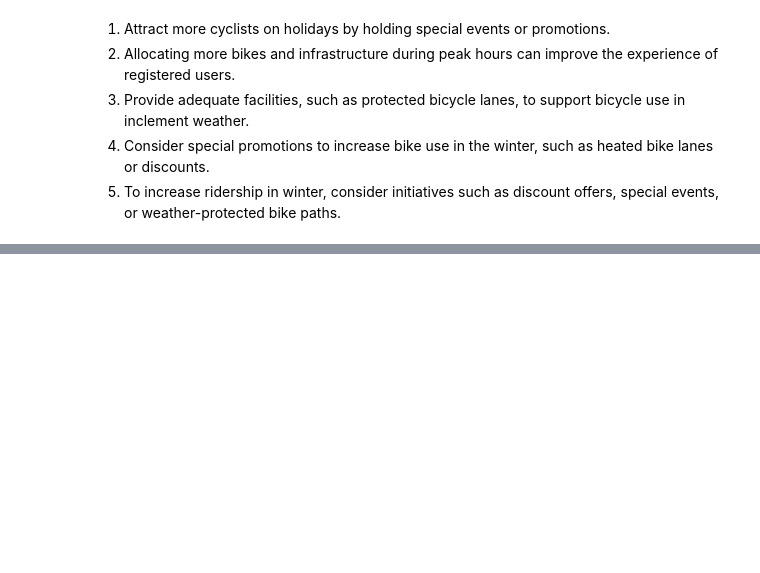
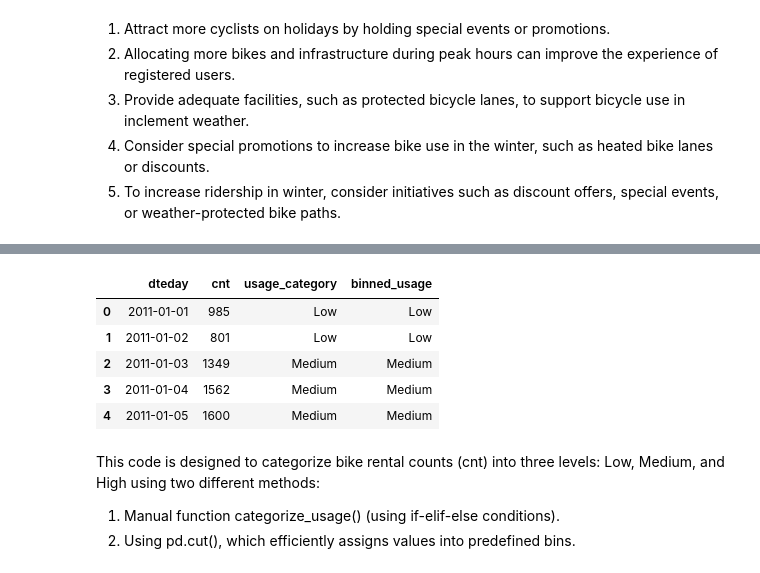
Before and after one commit to fikrifaizz/Bike-Sharing-Dataset---Data-Analysis, a Jupyter notebook: bikesharing.ipynb, the cells around one changed output, grey strips where cells are left out. Saved outputs shown, nothing was run; the diff lists cells and outputs as text; code cells hidden in the pictures; blank space fills up the shorter version.

```diff
--- a/bikesharing.ipynb
+++ b/bikesharing.ipynb
@@ -448,0 +476,27 @@ plt.show()
+# %%
+def categorize_usage(cnt):
+    if cnt < 1000:
+        return "Low"
+    elif 1000 <= cnt < 3000:
+        return "Medium"
+    else:
+        return "High"
+
+data_day['usage_category'] = data_day['cnt'].apply(categorize_usage)
+
+bins = [0, 1000, 3000, data_day['cnt'].max()]
+labels = ['Low', 'Medium', 'High']
+data_day['binned_usage'] = pd.cut(data_day['cnt'], bins=bins, labels=labels, include_lowest=True)
+data_day[['dteday', 'cnt', 'usage_category', 'binned_usage']].head()
+# %% [output]
+|  | dteday | cnt | usage_category | binned_usage |
+| 0 | 2011-01-01 | 985 | Low | Low |
+| 1 | 2011-01-02 | 801 | Low | Low |
+| 2 | 2011-01-03 | 1349 | Medium | Medium |
+| 3 | 2011-01-04 | 1562 | Medium | Medium |
+| 4 | 2011-01-05 | 1600 | Medium | Medium |
+# %% [markdown]
+This code is designed to categorize bike rental counts (cnt) into three levels: Low, Medium, and High using two different methods:
+
+1. Manual function categorize_usage() (using if-elif-else conditions).
+2. Using pd.cut(), which efficiently assigns values into predefined bins.
```
Also changed, not shown: parts of 4 cells of this notebook, 1 other file.
